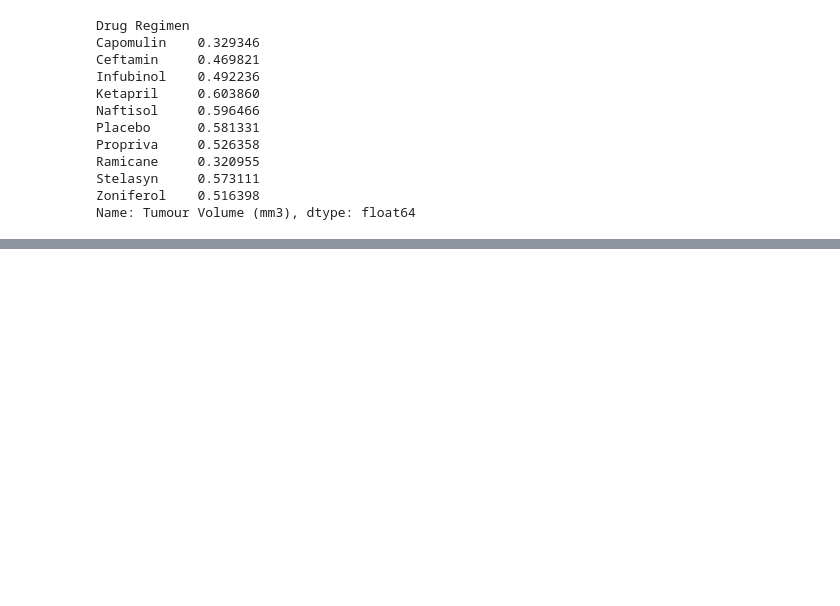
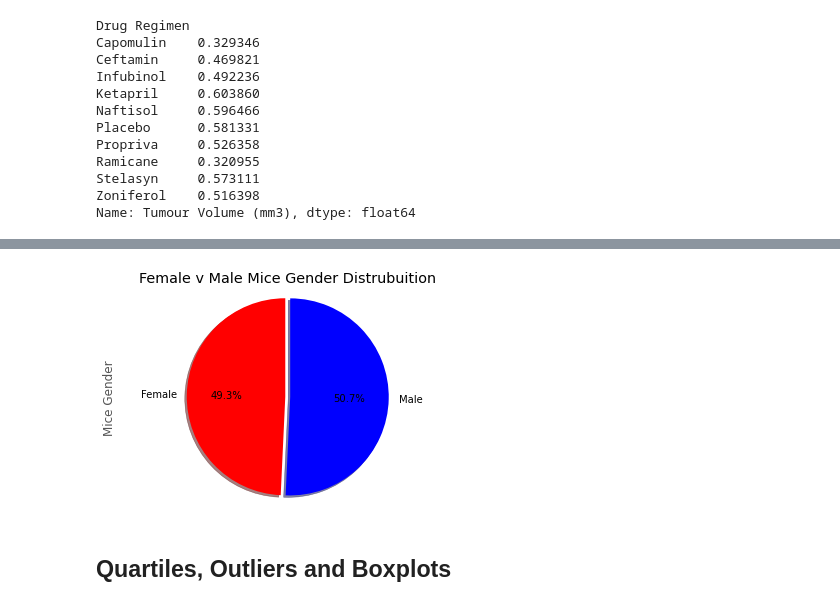
Before and after one commit to TroyFoote/Pymaceuticals_Data_Visualisation, a Jupyter notebook: Main.ipynb, the cells around one changed output, grey strips where cells are left out. Cells and saved outputs as stored; diff of their text form; code cells hidden in the pictures; blank space fills up the shorter version.

```diff
--- a/Main.ipynb
+++ b/Main.ipynb
@@ -217,0 +258,16 @@ tvc_agg_sem = tumour_volume_combined['Tumour Volume (mm3) SEM'].agg('sem')
+# %%
+# Generate a pie plot showing the distribution of female versus male mice using pyplot
+mouse_gender = mouse_clean_data.groupby('Sex')['Sex'].count()
+sex = ["Female","Male"]
+quantity = [mouse_gender]
+colors = ["red", "blue"]
+explode = (0,0.05)
+
+plt.title("Female v Male Mice Gender Distrubuition")
+plt.pie(mouse_gender, explode=explode, labels=sex, colors=colors, autopct="%1.1f%%", startangle=90, shadow=True,)
+plt.ylabel("Mice Gender")
+plt.axis("equal");
+# %% [output]
+[figure, added]
+# %% [markdown]
+## Quartiles, Outliers and Boxplots
```
Also changed, not shown: parts of 23 cells of this notebook, 1 other file.
